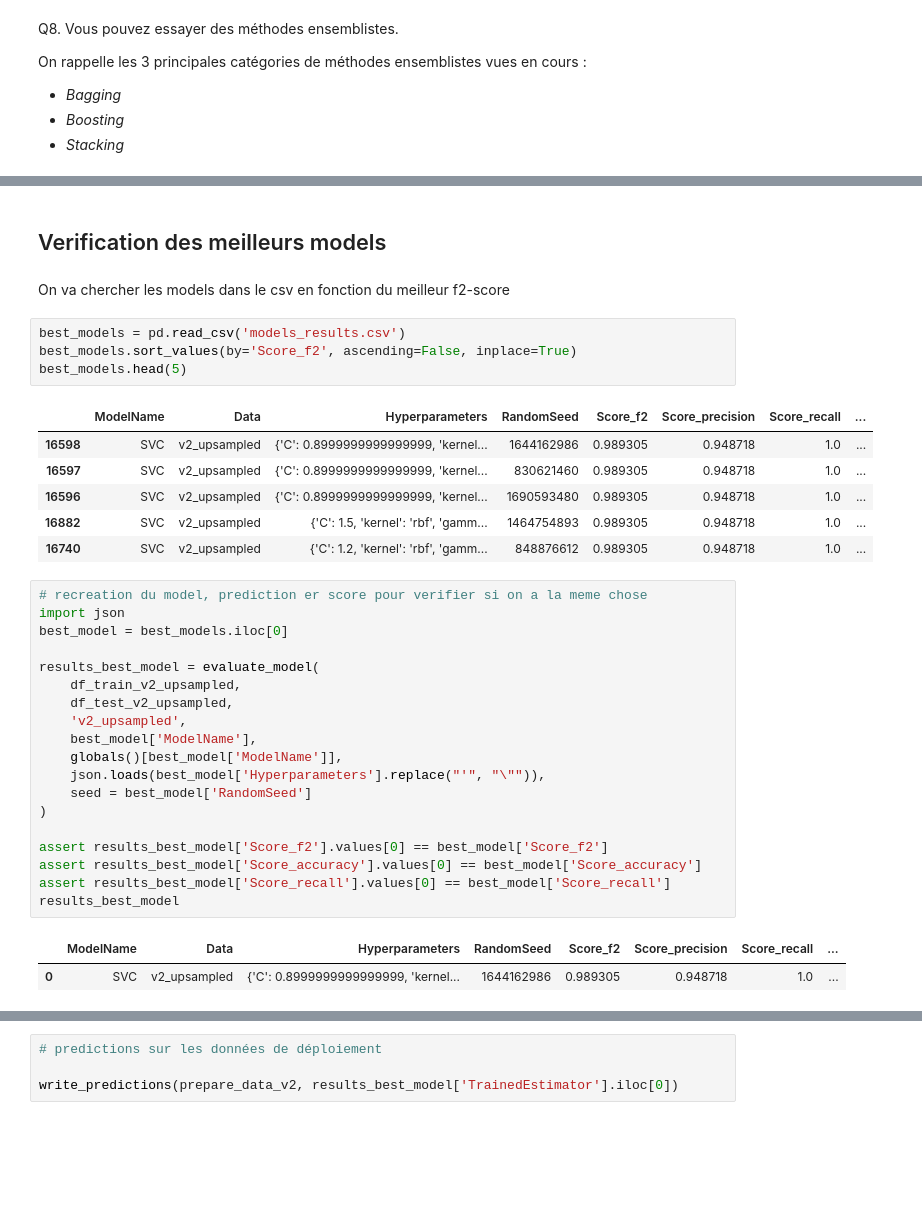
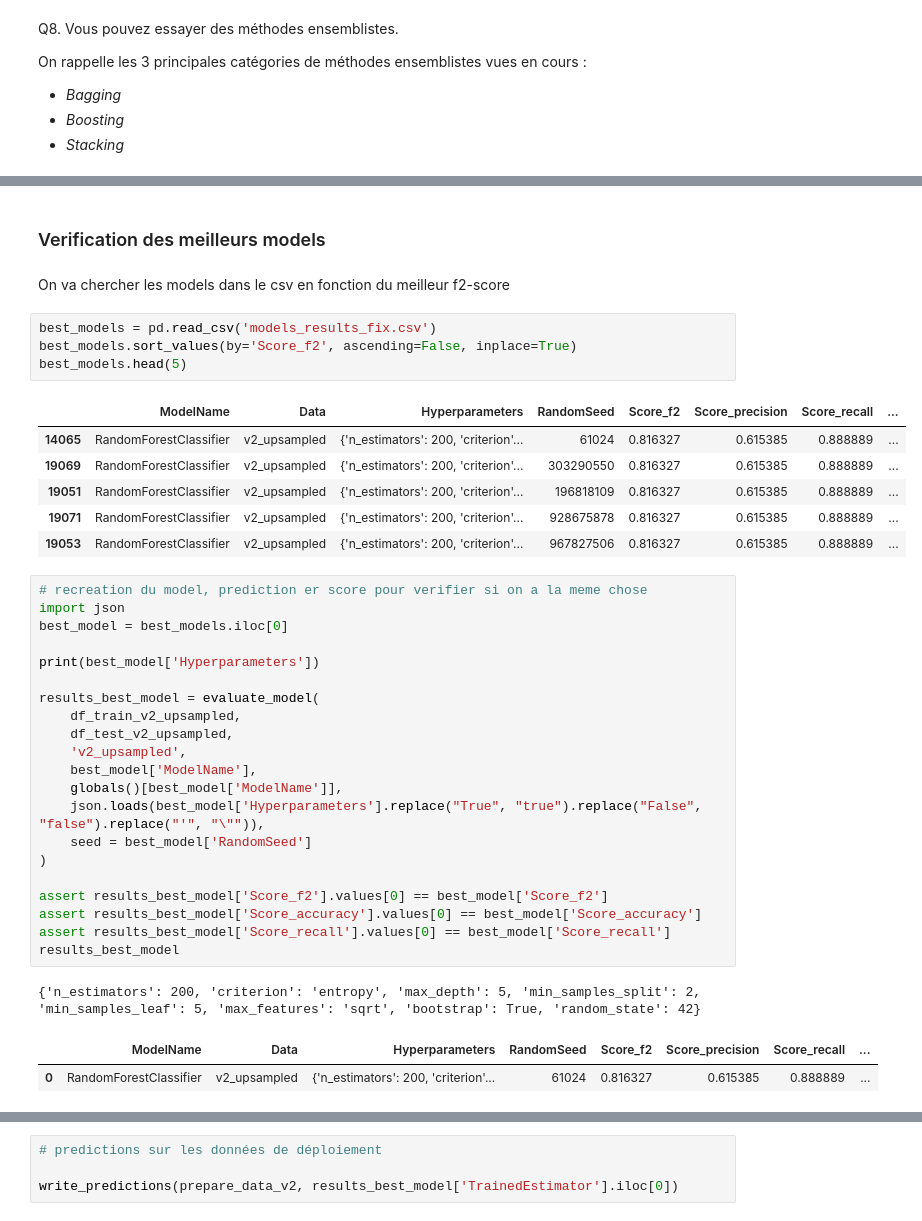
Before and after one commit to jo-pouradier/machine-learning-cpe, a Jupyter notebook: hospital-prediction.ipynb, the cells around one changed output, grey strips where cells are left out. Saved outputs shown, nothing was run; the diff lists cells and outputs as text; blank space fills up the shorter version.

```diff
--- a/hospital-prediction.ipynb
+++ b/hospital-prediction.ipynb
@@ -959,22 +955,24 @@ append_results(result_ensemble)
 # %% [markdown]
-## Verification des meilleurs models
+### Verification des meilleurs models
 # %% [markdown]
 On va chercher les models dans le csv en fonction du meilleur f2-score
 # %%
-best_models = pd.read_csv('models_results.csv')
+best_models = pd.read_csv('models_results_fix.csv')
 best_models.sort_values(by='Score_f2', ascending=False, inplace=True)
 best_models.head(5)
 # %% [output]
 |  | ModelName | Data | Hyperparameters | RandomSeed | Score_f2 | Score_precision | Score_recall | ... |
-| 16598 | SVC | v2_upsampled | {'C': 0.8999999999999999, 'kernel... | 1644162986 | 0.989305 | 0.948718 | 1.0 | ... |
-| 16597 | SVC | v2_upsampled | {'C': 0.8999999999999999, 'kernel... | 830621460 | 0.989305 | 0.948718 | 1.0 | ... |
-| 16596 | SVC | v2_upsampled | {'C': 0.8999999999999999, 'kernel... | 1690593480 | 0.989305 | 0.948718 | 1.0 | ... |
-| 16882 | SVC | v2_upsampled | {'C': 1.5, 'kernel': 'rbf', 'gamm... | 1464754893 | 0.989305 | 0.948718 | 1.0 | ... |
-| 16740 | SVC | v2_upsampled | {'C': 1.2, 'kernel': 'rbf', 'gamm... | 848876612 | 0.989305 | 0.948718 | 1.0 | ... |
+| 14065 | RandomForestClassifier | v2_upsampled | {'n_estimators': 200, 'criterion'... | 61024 | 0.816327 | 0.615385 | 0.888889 | ... |
+| 19069 | RandomForestClassifier | v2_upsampled | {'n_estimators': 200, 'criterion'... | 303290550 | 0.816327 | 0.615385 | 0.888889 | ... |
+| 19051 | RandomForestClassifier | v2_upsampled | {'n_estimators': 200, 'criterion'... | 196818109 | 0.816327 | 0.615385 | 0.888889 | ... |
+| 19071 | RandomForestClassifier | v2_upsampled | {'n_estimators': 200, 'criterion'... | 928675878 | 0.816327 | 0.615385 | 0.888889 | ... |
+| 19053 | RandomForestClassifier | v2_upsampled | {'n_estimators': 200, 'criterion'... | 967827506 | 0.816327 | 0.615385 | 0.888889 | ... |
 # %%
 # recreation du model, prediction er score pour verifier si on a la meme chose
 import json
 best_model = best_models.iloc[0]
+
+print(best_model['Hyperparameters'])
 
 results_best_model = evaluate_model(
     df_train_v2_upsampled,
@@ -982,7 +980,7 @@ results_best_model = evaluate_model(
     'v2_upsampled',
     best_model['ModelName'],
     globals()[best_model['ModelName']],
-    json.loads(best_model['Hyperparameters'].replace("'", "\"")),
+    json.loads(best_model['Hyperparameters'].replace("True", "true").replace("False", "false").replace("'", "\"")),
     seed = best_model['RandomSeed']
 )
 
@@ -991,8 +989,9 @@ assert results_best_model['Score_accuracy'].values[0] == best_model['Score_accur
 assert results_best_model['Score_recall'].values[0] == best_model['Score_recall']
 results_best_model
 # %% [output]
+{'n_estimators': 200, 'criterion': 'entropy', 'max_depth': 5, 'min_samples_split': 2, 'min_samples_leaf': 5, 'max_features': 'sqrt', 'bootstrap': True, 'random_state': 42}
 |  | ModelName | Data | Hyperparameters | RandomSeed | Score_f2 | Score_precision | Score_recall | ... |
-| 0 | SVC | v2_upsampled | {'C': 0.8999999999999999, 'kernel... | 1644162986 | 0.989305 | 0.948718 | 1.0 | ... |
+| 0 | RandomForestClassifier | v2_upsampled | {'n_estimators': 200, 'criterion'... | 61024 | 0.816327 | 0.615385 | 0.888889 | ... |
 # %%
 # verification overfitting
 from sklearn.model_selection import learning_curve
```
Also changed, not shown: parts of 12 cells of this notebook, 4 other files.
